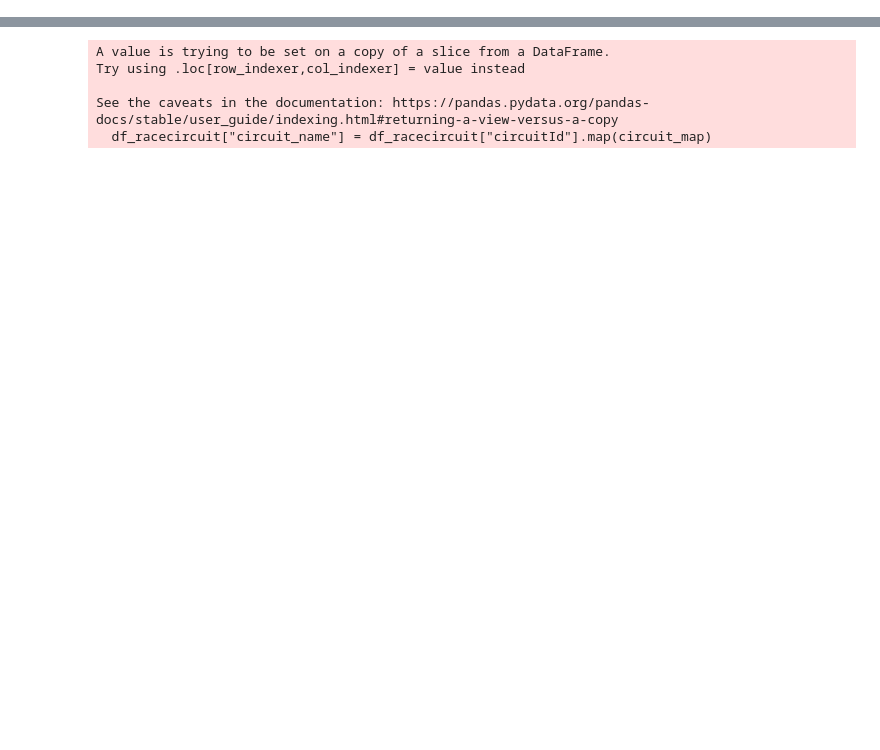
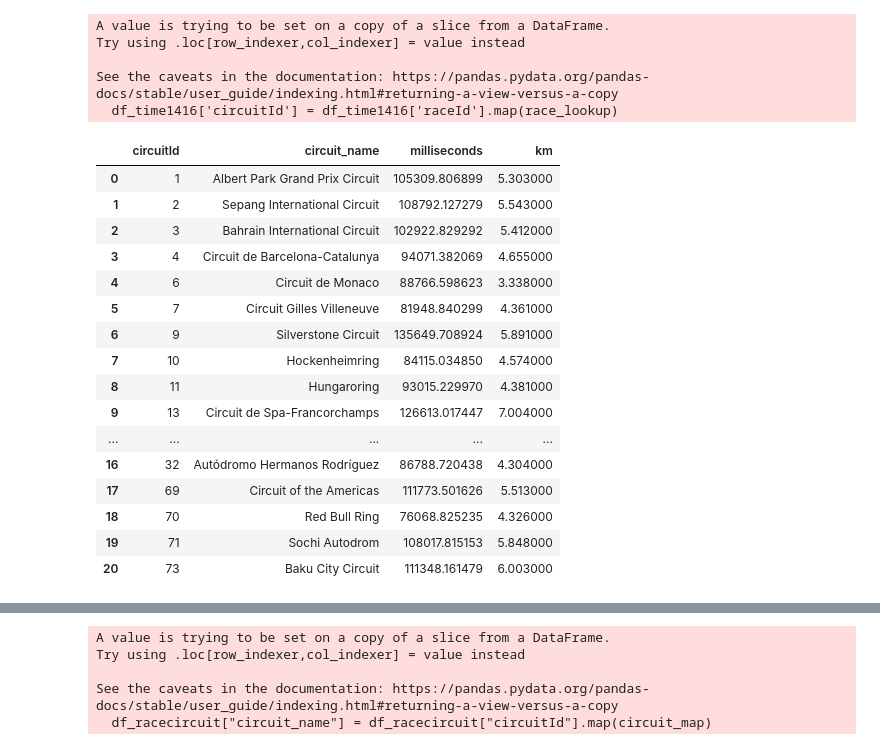
Before and after one commit to alin-peepy6/qtm151fall2025, a Jupyter notebook: Final Project - work/work.ipynb, the cells around one changed output, grey strips where cells are left out. Cells and saved outputs as stored; diff of their text form; code cells hidden in the pictures; blank space fills up the shorter version.

```diff
--- a/Final Project - work/work.ipynb
+++ b/Final Project - work/work.ipynb
@@ -33,0 +27,51 @@ Note: Track length may vary by year (ie a circuit's length in 2009 could be diff
+# %%
+races_1416 = races.query('2014 <= year <= 2016')
+# %%
+# get race IDs from 2014 - 2016 and
+unique_raceID = races_1416['raceId'].unique()
+
+df_time1416 = df_time.query('raceId in @unique_raceID')
+
+# map circuit to race
+race_lookup = races.set_index('raceId')['circuitId']
+df_time1416['circuitId'] = df_time1416['raceId'].map(race_lookup)
+
+# get average lap time in milliseconds per circuit
+df_average = df_time1416.groupby('circuitId')['milliseconds'].mean().reset_index()
+#get average track length from 2014-2016 per circuit
+df_length_avg = (df_length.groupby('circuitId')['circuit_length'].mean().reset_index())
+df_avg = pd.merge(df_average, df_length_avg, on='circuitId', how='left')
+
+#merge track length and average lap time
+df_length = df_length[['circuitId','circuit_name']].drop_duplicates()
+df_final = pd.merge(df_avg,df_length,
+                     on='circuitId',
+                     how='left')
+
+# rearrange columns and rename to make the dataframe look nicer
+df_final = df_final[['circuitId','circuit_name','milliseconds','circuit_length']]
+df_final = df_final.rename(columns = {'circuit_length' : 'km'})
+display(df_final)
+# %% [output]
+A value is trying to be set on a copy of a slice from a DataFrame.
+Try using .loc[row_indexer,col_indexer] = value instead
+
+See the caveats in the documentation: https://pandas.pydata.org/pandas-docs/stable/user_guide/indexing.html#returning-a-view-versus-a-copy
+  df_time1416['circuitId'] = df_time1416['raceId'].map(race_lookup)
+|  | circuitId | circuit_name | milliseconds | km |
+| 0 | 1 | Albert Park Grand Prix Circuit | 105309.806899 | 5.303000 |
+| 1 | 2 | Sepang International Circuit | 108792.127279 | 5.543000 |
+| 2 | 3 | Bahrain International Circuit | 102922.829292 | 5.412000 |
+| 3 | 4 | Circuit de Barcelona-Catalunya | 94071.382069 | 4.655000 |
+| 4 | 6 | Circuit de Monaco | 88766.598623 | 3.338000 |
+| 5 | 7 | Circuit Gilles Villeneuve | 81948.840299 | 4.361000 |
+| 6 | 9 | Silverstone Circuit | 135649.708924 | 5.891000 |
+| 7 | 10 | Hockenheimring | 84115.034850 | 4.574000 |
+| 8 | 11 | Hungaroring | 93015.229970 | 4.381000 |
+| 9 | 13 | Circuit de Spa-Francorchamps | 126613.017447 | 7.004000 |
+| ... | ... | ... | ... | ... |
+| 16 | 32 | Autódromo Hermanos Rodríguez | 86788.720438 | 4.304000 |
+| 17 | 69 | Circuit of the Americas | 111773.501626 | 5.513000 |
+| 18 | 70 | Red Bull Ring | 76068.825235 | 4.326000 |
+| 19 | 71 | Sochi Autodrom | 108017.815153 | 5.848000 |
+| 20 | 73 | Baku City Circuit | 111348.161479 | 6.003000 |
```
Also changed, not shown: parts of 13 cells of this notebook, 1 other file.
